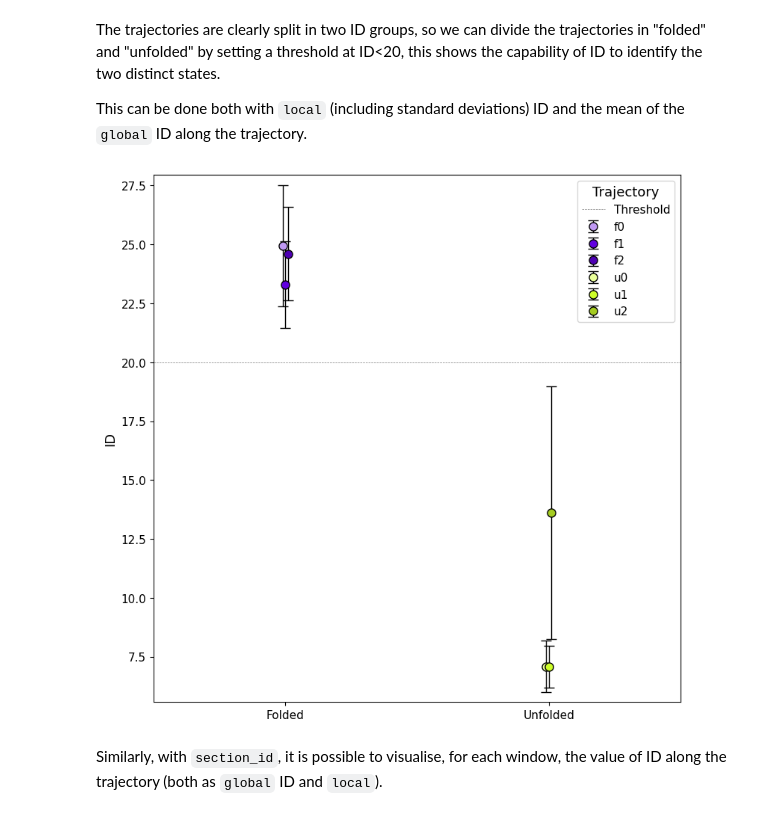
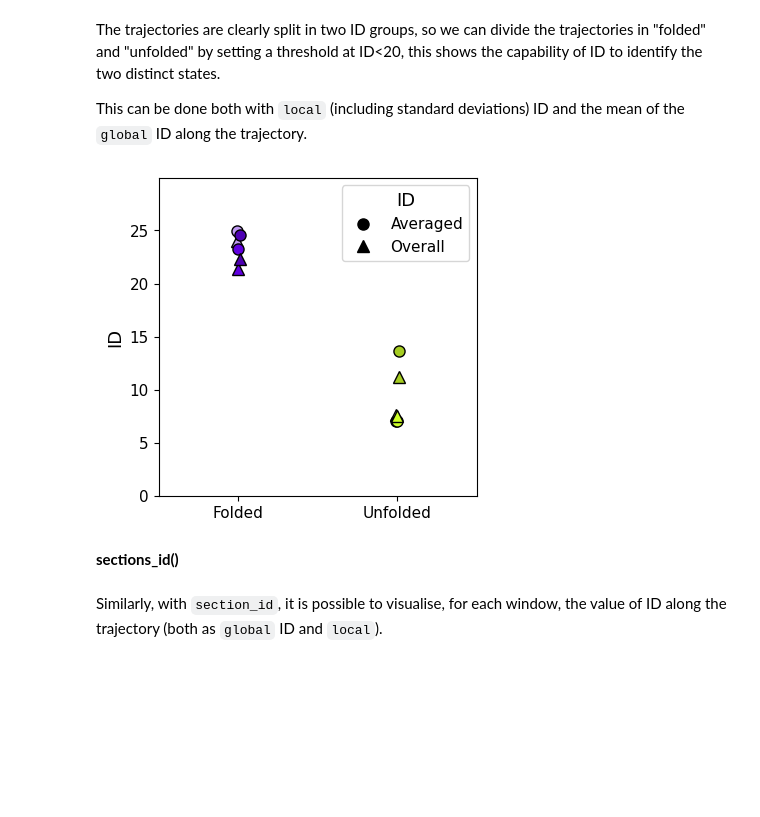
Before and after one commit to icazzaniga/MDIntrinsicDimension, a Jupyter notebook: docs/NTL9_plots.ipynb, the cells around one changed output. Cells and saved outputs as stored; diff of their text form; code cells hidden in the pictures; blank space fills up the shorter version.

```diff
--- a/docs/NTL9_plots.ipynb
+++ b/docs/NTL9_plots.ipynb
@@ -110,38 +113,59 @@ The trajectories are clearly split in two ID groups, so we can divide the trajec
 
 This can be done both with ``local`` (including standard deviations) ID and the mean of the ``global`` ID along the trajectory.
 # %%
+#plot together overall and average
+#compute overall
+
+global_all = []
+global_last = []
+for state in states:
+    gid, gid_last = intrinsic_dimension(topology = topology, trajectory = trajectory+f'_{state}.xtc', projection_method=projection_method, projection_kwargs = projection_kwargs,id_method='global', verbose=False)
+    global_all.append(gid)
+    global_last.append(gid_last)
+data['global_all'] = global_all
+data['global_last'] = global_last
+
 threshold_value = 20
-fig, ax = plt.subplots(figsize=(8, 8))
+fig, ax = plt.subplots(figsize=(4,4))
 
-# Separate based on threshold
-folded_group = data[data['folded']==True]
-unfolded_group = data[data['folded']==False]
+folded_group = data[data['folded']== True]
+unfolded_group = data[data['folded']== False]
 
 groups = [(folded_group, 0, "Folded"), (unfolded_group, 1, "Unfolded")]
 shift_amount = 0.01
 
 for group, x_base, label_name in groups:
     n_points = len(group)
     shifts = np.linspace(-shift_amount, shift_amount, n_points)
     for j, (index, row) in enumerate(group.iterrows()):
         x = x_base + shifts[j]
         y = row['mean_all']
-        std_val = np.std(row['local_id'])
+        #std_val = np.std(row['local_id'])
         color_idx = states.index(row['trajectory'])  # color by trajectory
-        plt.errorbar(x, y, yerr=std_val,color=colors.colors[color_idx],fmt='o', markeredgecolor='black', ecolor='black', capsize=5, markersize=8,label=f"{row['trajectory']}")
+        #plt.errorbar(x, y, yerr=std_val,color=colors.colors[color_idx],fmt='o', markeredgecolor='black', ecolor='black', capsize=5, markersize=8,label=f"{row['trajectory']}")
+        plt.plot(x, y,marker='o', markersize=8,color=colors.colors[color_idx], markeredgecolor='black') #,label=f"{row['trajectory']}"
+        plt.plot(x, row['global_all'],marker='^', markersize=8,color=colors.colors[color_idx], markeredgecolor='black')
+
+        #plt.scatter(x, y,color=colors.colors[color_idx],edgecolor='black',s=64,label=f"{row['trajectory']}")
 
 plt.xticks([0, 1], ['Folded', 'Unfolded'])
 plt.xlim(-0.5, 1.5)
-plt.hlines(y=threshold_value, xmin=-0.5, xmax=1.5,linestyles="--", colors="gray", linewidth=0.5,label="Threshold")
+ax.set_box_aspect(1)
+#plt.hlines(y=threshold_value, xmin=-0.5, xmax=1.5,linestyles="--", colors="gray", linewidth=0.5,label="Threshold")
 plt.ylabel("ID")
-plt.ylim(data['mean_all'].min() - 1.5, data['mean_all'].max() + 3)
-ax.set_box_aspect(1)
-plt.legend(loc="upper right", title='Trajectory')
+plt.ylim(0, data['mean_all'].max() + 5)
+
+circle_handle = mlines.Line2D([], [], color='black', marker='o', linestyle='None', markersize=8, label='Averaged')
+triangle_handle = mlines.Line2D([], [], color='black', marker='^', linestyle='None',markersize=8, label='Overall')
+plt.legend(handles=[circle_handle, triangle_handle], title='ID', loc='best')
+
 plt.tight_layout()
-#plt.savefig(f'../extra/ntl9_average_err_threshold_{projection_method}.pdf', dpi=300)
+plt.savefig(f'../extra/ntl9__avg_overall_{projection_method}.pdf', dpi=300)
 plt.show()
 # %% [output]
-[figure, old version]
+[figure, new version]
+# %% [markdown]
+**sections_id()**
 # %% [markdown]
 Similarly, with <span class='mark'><code>section_id</code></span>, it is possible to visualise, for each window, the value of ID along the trajectory (both as ``global`` ID and ``local``).
 # %% [markdown]
```
Also changed, not shown: parts of 7 cells of this notebook, 8 other files.
